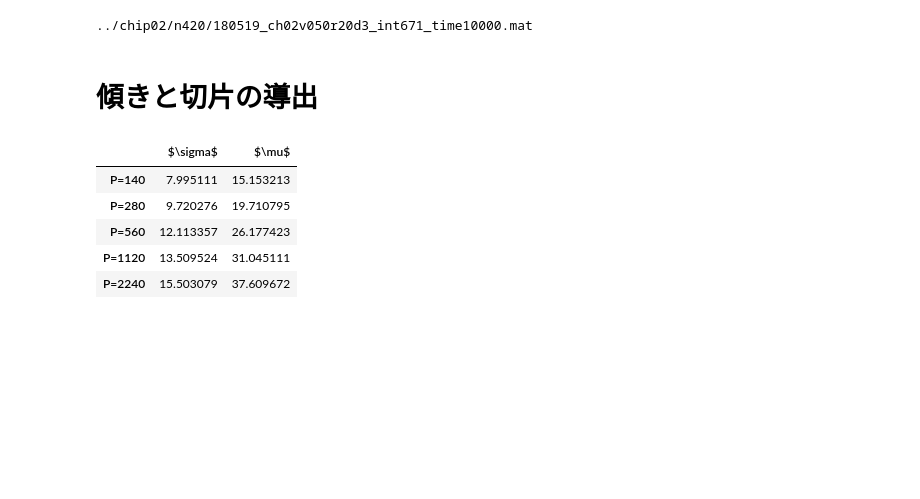
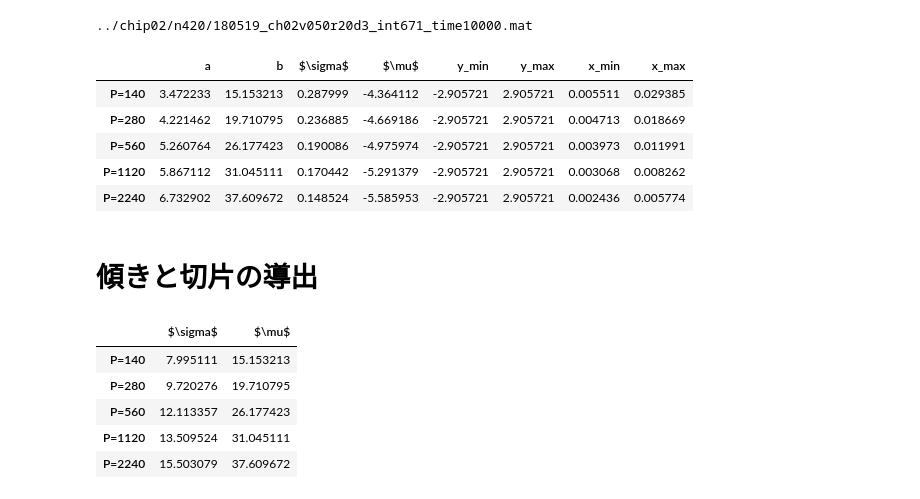
Before and after one commit to adshidtadka/random_telegraph_noise, a Jupyter notebook: apprecation/qqplot_wid_rtn_xscale_n420.ipynb, the cells around one changed output. Drawn from its saved outputs; the diff is of its cells as text; code cells hidden in the pictures; blank space fills up the shorter version.

```diff
--- a/apprecation/qqplot_wid_rtn_xscale_n420.ipynb
+++ b/apprecation/qqplot_wid_rtn_xscale_n420.ipynb
@@ -51,6 +55,46 @@ for k, v in enumerate(data):
     dfof_ary[k]['y'] = stats.probplot(dfof_ary[k]['delta_f'])[0][0].tolist()
     dfof_ary[k]['x'] = stats.probplot(dfof_ary[k]['delta_f'])[0][1].tolist()
 #     print(np.corrcoef(wid_data[k], dfof_ary[k]))
+# %%
+# 最小二乗法を用いて近似式を導出
+
+def fit_func(parameter,x,y):
+    a=parameter[0]
+    b=parameter[1]
+    residual=y-(a*x+b)
+    return residual
+
+parameter0=[-6,-4]
+
+least_squares_arr =[]
+for k, v in enumerate(data):
+    x_arr = np.log(dfof_ary[k]['x'].values)
+    y_arr = dfof_ary[k]['y'].values
+    result = scipy.optimize.leastsq(fit_func,parameter0,args=(x_arr,y_arr))[0].tolist()
+
+    # y = a * log(x) + b を x = 変換
+    result.append(1/ result[0])
+    result.append(-result[1]/result[0])
+
+    # 近似直線用の2点
+    result.append(min(dfof_ary[k]['y']))
+    result.append(max(dfof_ary[k]['y']))
+
+    result.append(math.exp(min(dfof_ary[k]['y'])*result[2] + result[3]))
+    result.append(math.exp(max(dfof_ary[k]['y'])*result[2] + result[3]))
+
+    least_squares_arr.append(result)
+df = pd.DataFrame(least_squares_arr,
+                                  index=['P=140', 'P=280', 'P=560', 'P=1120', 'P=2240'],
+                                  columns=['a', 'b', r'$\sigma$', r'$\mu$', 'y_min', 'y_max', 'x_min', 'x_max'])
+df
+# %% [output]
+|  | a | b | $\sigma$ | $\mu$ | y_min | y_max | x_min | x_max |
+| P=140 | 3.472233 | 15.153213 | 0.287999 | -4.364112 | -2.905721 | 2.905721 | 0.005511 | 0.029385 |
+| P=280 | 4.221462 | 19.710795 | 0.236885 | -4.669186 | -2.905721 | 2.905721 | 0.004713 | 0.018669 |
+| P=560 | 5.260764 | 26.177423 | 0.190086 | -4.975974 | -2.905721 | 2.905721 | 0.003973 | 0.011991 |
+| P=1120 | 5.867112 | 31.045111 | 0.170442 | -5.291379 | -2.905721 | 2.905721 | 0.003068 | 0.008262 |
+| P=2240 | 6.732902 | 37.609672 | 0.148524 | -5.585953 | -2.905721 | 2.905721 | 0.002436 | 0.005774 |
 # %%
 fig, ax = plt.subplots()
 plt.title("QQ-plot for N = 420")
```
Also changed, not shown: parts of 2 cells of this notebook, 19 other files.
